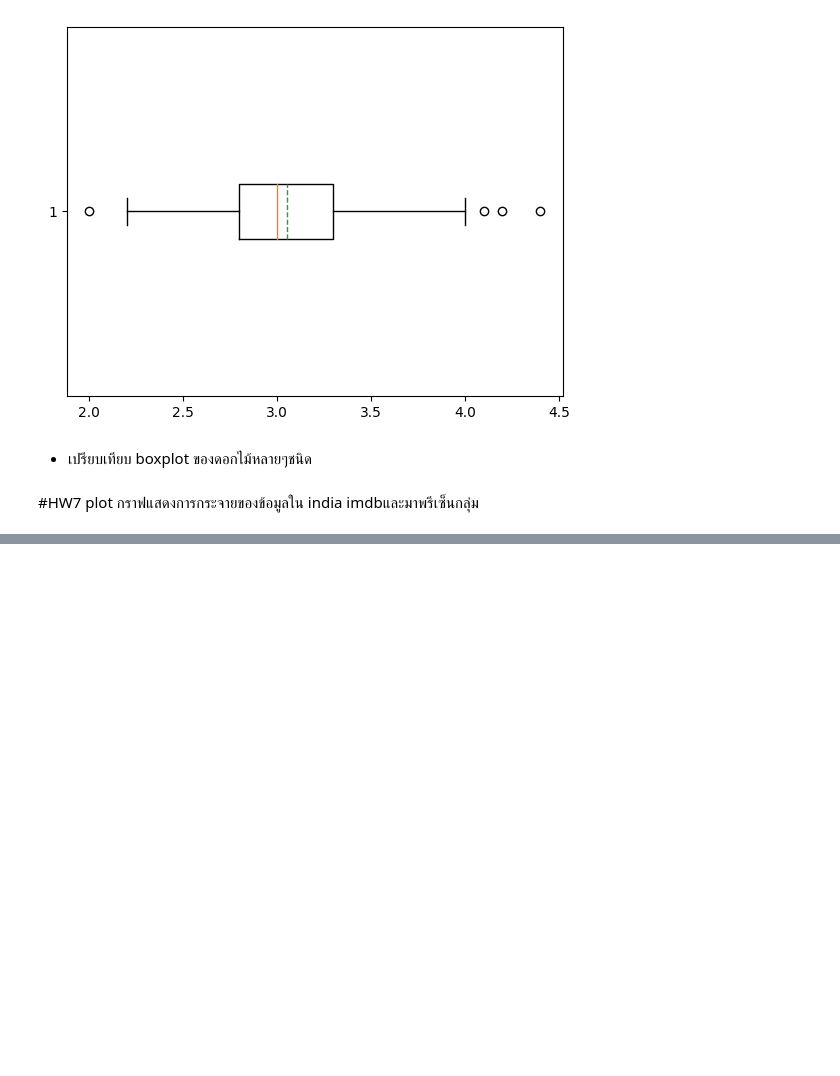
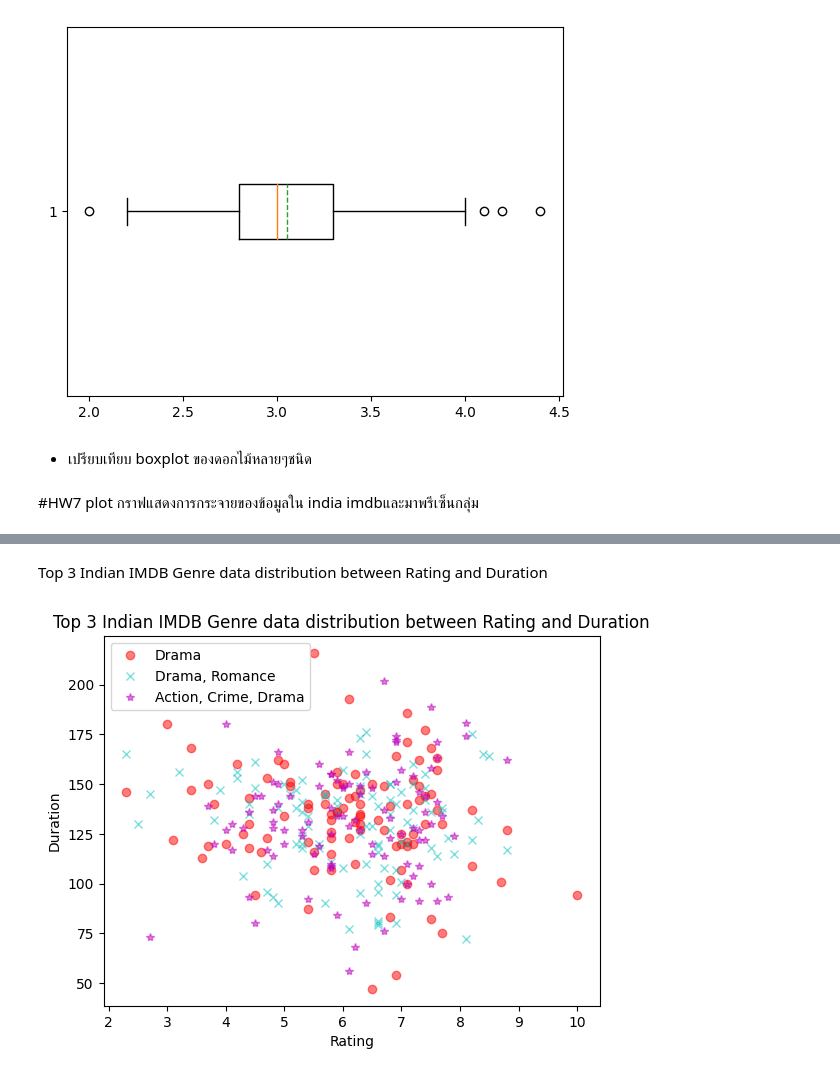
Before and after one commit to Natkitta252603/Python_dataviz2024, a Jupyter notebook: Visualize_Data_Distribution_(02)2024.ipynb, the cells around one changed output, grey strips where cells are left out. Cells and saved outputs as stored; diff of their text form; code cells hidden in the pictures; blank space fills up the shorter version.

```diff
--- a/Visualize_Data_Distribution_(02)2024.ipynb
+++ b/Visualize_Data_Distribution_(02)2024.ipynb
@@ -249,0 +483,13 @@ O = plt.boxplot(df['SepalWidth'],showmeans=True,meanline=True,vert=False)
+# %% [markdown]
+
+Top 3 Indian IMDB Genre data distribution between Rating and Duration
+# %%
+plt.plot(movie_genre_top3_rand_df['Rating'][:100],movie_genre_top3_rand_df['Duration'][:100],'or',alpha=0.5,label='Drama')
+plt.plot(movie_genre_top3_rand_df['Rating'][100:200],movie_genre_top3_rand_df['Duration'][100:200],'xc',alpha=0.5,label='Drama, Romance')
+plt.plot(movie_genre_top3_rand_df['Rating'][200:],movie_genre_top3_rand_df['Duration'][200:],'*m',alpha=0.5,label='Action, Crime, Drama')
+plt.legend()
+plt.title('Top 3 Indian IMDB Genre data distribution between Rating and Duration') ##ชื่อกราฟ
+plt.xlabel('Rating') ##ชื่อแกน X
+plt.ylabel('Duration'); ##ชื่อแกน y
+# %% [output]
+[figure, added]
```
Also changed, not shown: parts of 13 cells of this notebook.
